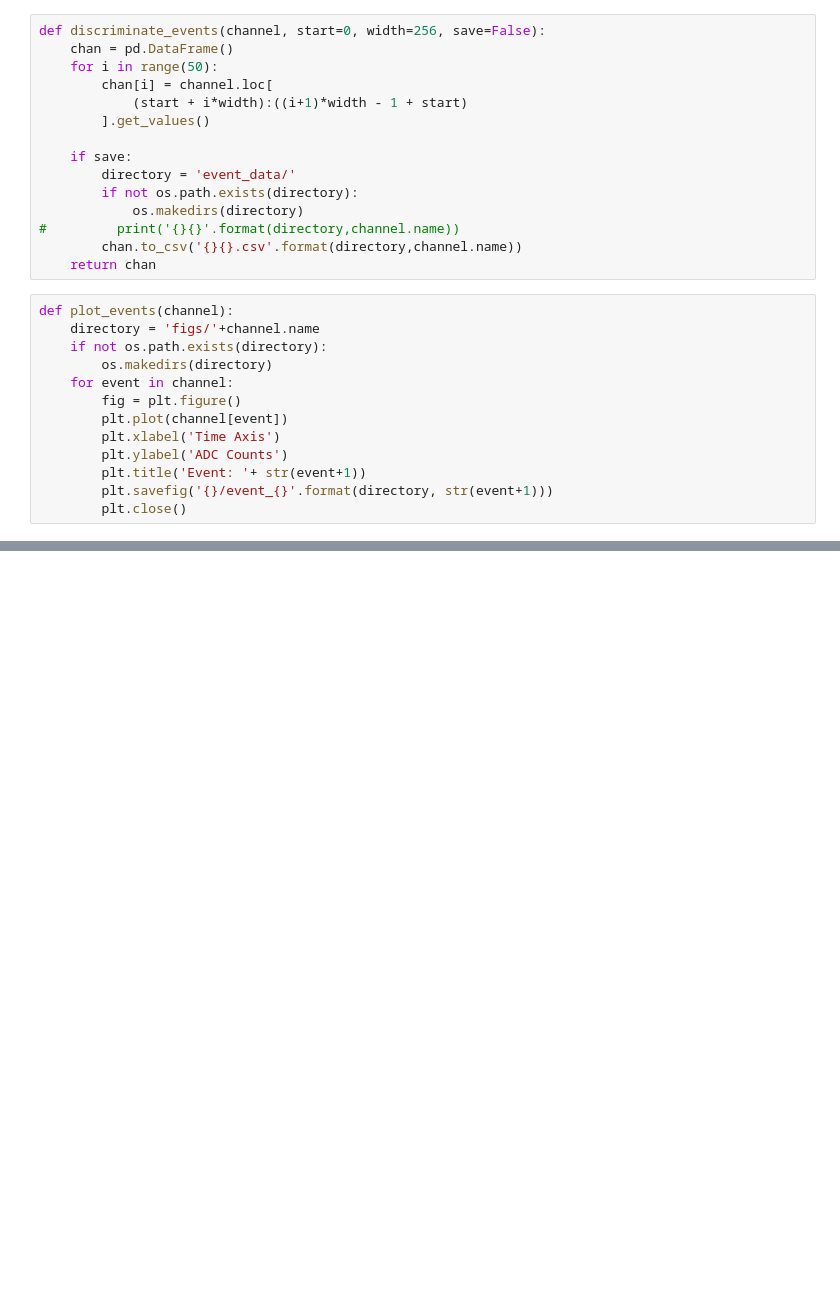
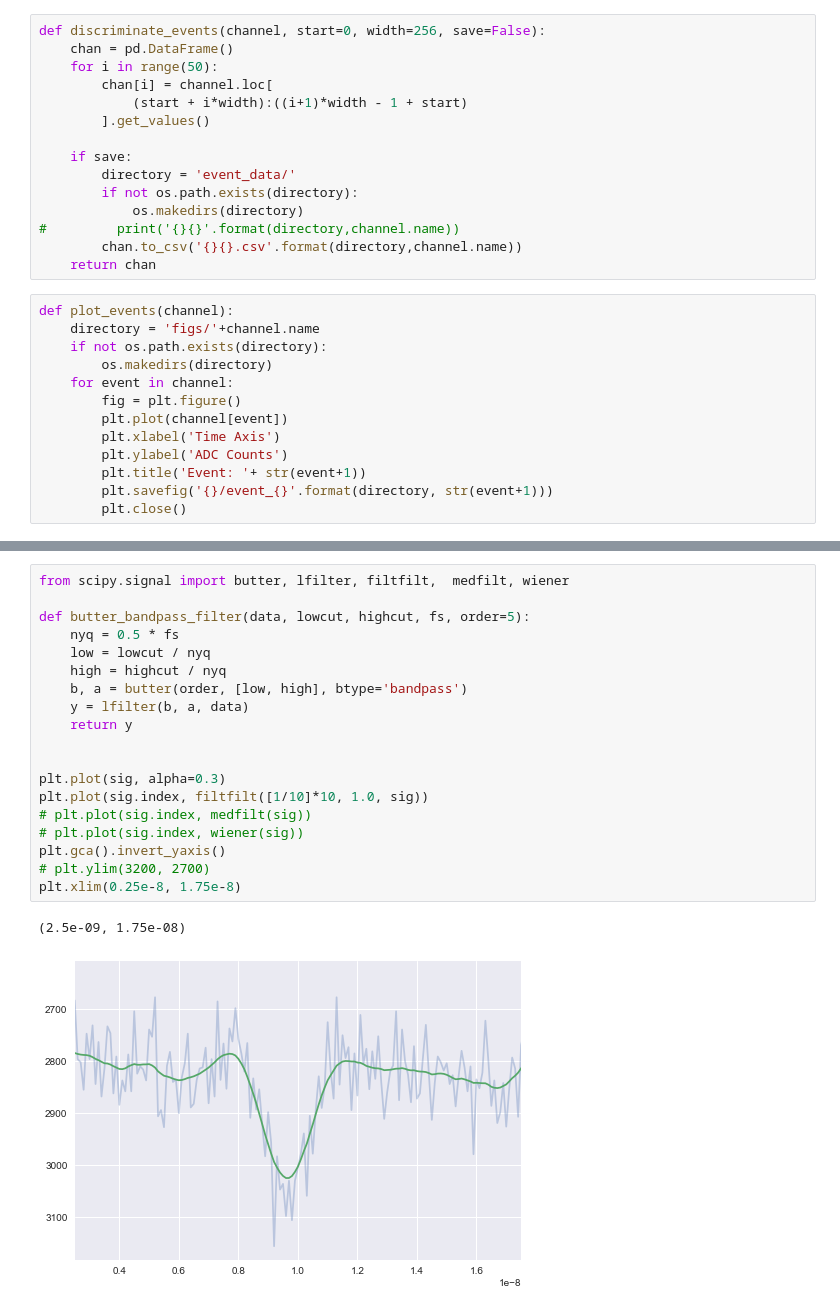
Before and after one commit to lappd-daq/psec-analysis, a Jupyter notebook: Simple PSEC Analysis.ipynb, the cells around one changed output, grey strips where cells are left out. Saved outputs shown, nothing was run; the diff lists cells and outputs as text; blank space fills up the shorter version.

Commit message:
able to filter out the noise pretty well. I dont know if it is correct or not

```diff
--- a/Simple PSEC Analysis.ipynb
+++ b/Simple PSEC Analysis.ipynb
@@ -54,0 +69,22 @@ plot_events(ch2)
+# %%
+from scipy.signal import butter, lfilter, filtfilt,  medfilt, wiener
+
+def butter_bandpass_filter(data, lowcut, highcut, fs, order=5):
+    nyq = 0.5 * fs
+    low = lowcut / nyq
+    high = highcut / nyq
+    b, a = butter(order, [low, high], btype='bandpass')
+    y = lfilter(b, a, data)
+    return y
+
+
+plt.plot(sig, alpha=0.3)
+plt.plot(sig.index, filtfilt([1/10]*10, 1.0, sig))
+# plt.plot(sig.index, medfilt(sig))
+# plt.plot(sig.index, wiener(sig))
+plt.gca().invert_yaxis()
+# plt.ylim(3200, 2700)
+plt.xlim(0.25e-8, 1.75e-8)
+# %% [output]
+(2.5e-09, 1.75e-08)
+[figure, added]
```
Also changed, not shown: parts of 4 cells of this notebook.
